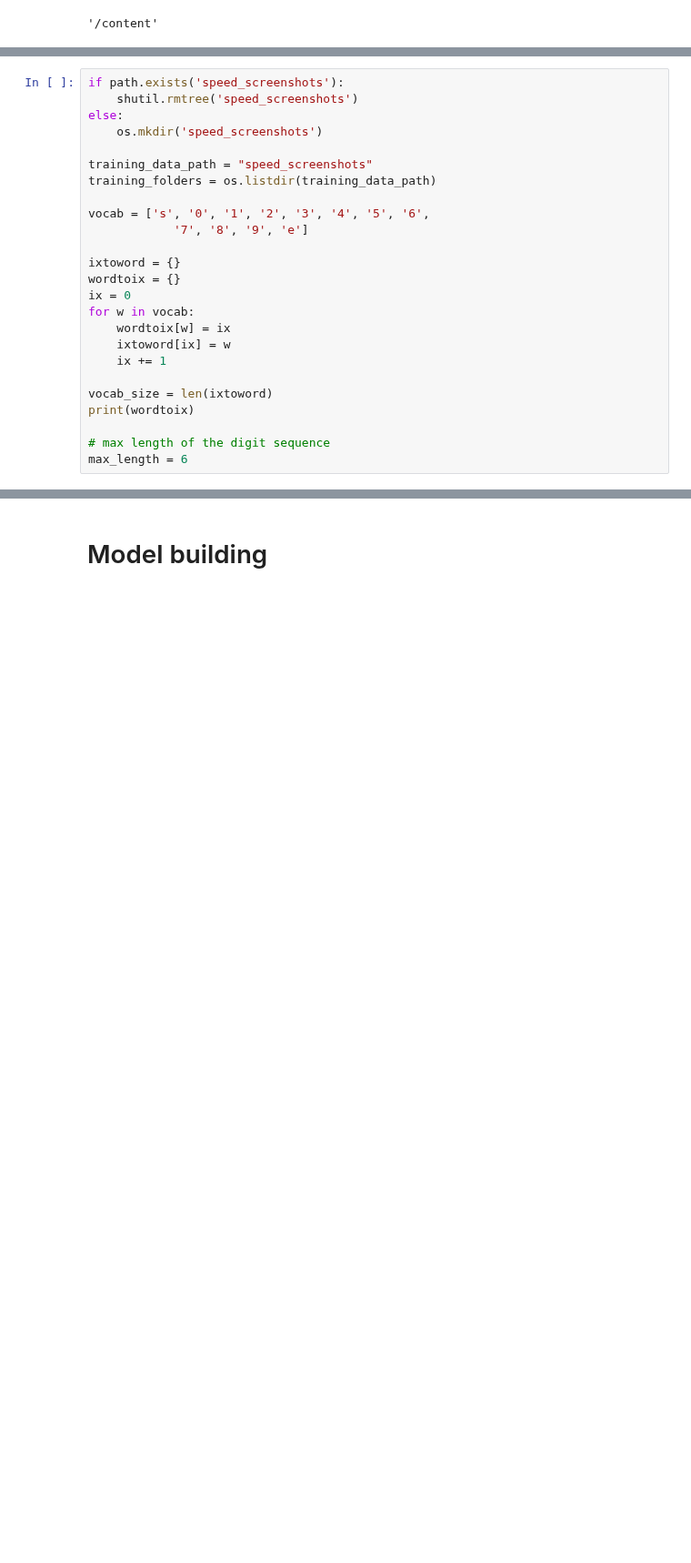
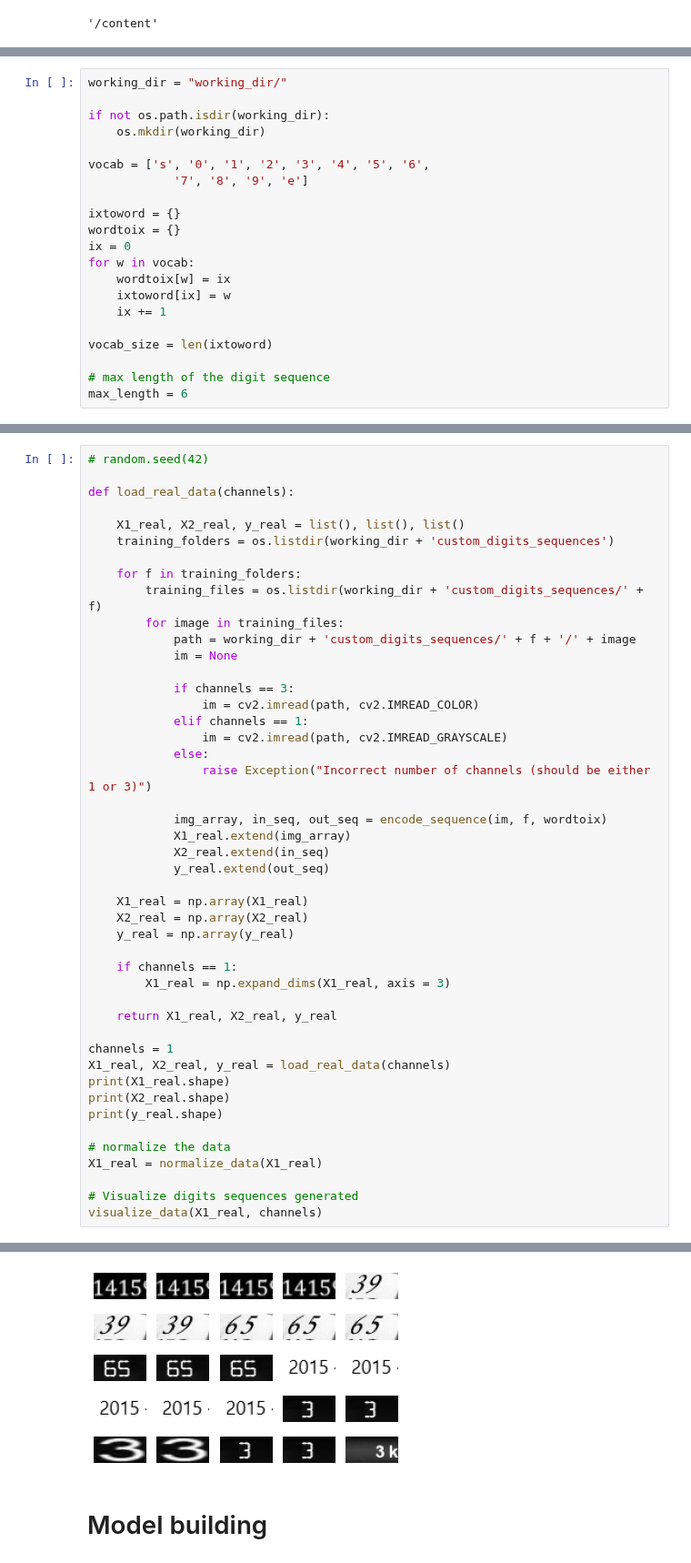
Before and after one commit to Kacper777777/Digits_sequence_detector, a Jupyter notebook: digits_ocr.ipynb, the cells around one changed output, grey strips where cells are left out. Shown at 91% size. Drawn from its saved outputs; the diff is of its cells as text; blank space fills up the shorter version.

```diff
--- a/digits_ocr.ipynb
+++ b/digits_ocr.ipynb
@@ -79,11 +87,8 @@ import gzip
 # %%
-if path.exists('speed_screenshots'):
-    shutil.rmtree('speed_screenshots')
-else:
-    os.mkdir('speed_screenshots')
+working_dir = "working_dir/"
 
-training_data_path = "speed_screenshots"
-training_folders = os.listdir(training_data_path)
+if not os.path.isdir(working_dir):
+    os.mkdir(working_dir)
 
 vocab = ['s', '0', '1', '2', '3', '4', '5', '6',
             '7', '8', '9', 'e']
@@ -97,7 +102,6 @@ for w in vocab:
     ix += 1
 
 vocab_size = len(ixtoword)
-print(wordtoix)
 
 # max length of the digit sequence
 max_length = 6
@@ -243,0 +356,47 @@ X1_synt = normalize_data(X1_synt)
+# %%
+# random.seed(42)
+
+def load_real_data(channels):
+
+    X1_real, X2_real, y_real = list(), list(), list()
+    training_folders = os.listdir(working_dir + 'custom_digits_sequences')
+
+    for f in training_folders:
+        training_files = os.listdir(working_dir + 'custom_digits_sequences/' + f)
+        for image in training_files:
+            path = working_dir + 'custom_digits_sequences/' + f + '/' + image
+            im = None
+
+            if channels == 3:
+                im = cv2.imread(path, cv2.IMREAD_COLOR)
+            elif channels == 1:
+                im = cv2.imread(path, cv2.IMREAD_GRAYSCALE)
+            else:
+                raise Exception("Incorrect number of channels (should be either 1 or 3)")
+
+            img_array, in_seq, out_seq = encode_sequence(im, f, wordtoix)
+            X1_real.extend(img_array)
+            X2_real.extend(in_seq)
+            y_real.extend(out_seq)
+
+    X1_real = np.array(X1_real)
+    X2_real = np.array(X2_real)
+    y_real = np.array(y_real)
+
+    if channels == 1:
+        X1_real = np.expand_dims(X1_real, axis = 3)
+
+    return X1_real, X2_real, y_real
+
+channels = 1
+X1_real, X2_real, y_real = load_real_data(channels)
+print(X1_real.shape)
+print(X2_real.shape)
+print(y_real.shape)
+
+# normalize the data
+X1_real = normalize_data(X1_real)
+
+# Visualize digits sequences generated
+visualize_data(X1_real, channels)
+# %% [output]
@@ -244,3 +406,4 @@ X1_synt = normalize_data(X1_synt)
+[figure, added]
 # %% [markdown]
 # Model building
 # %%
```
Also changed, not shown: parts of 33 cells of this notebook.
